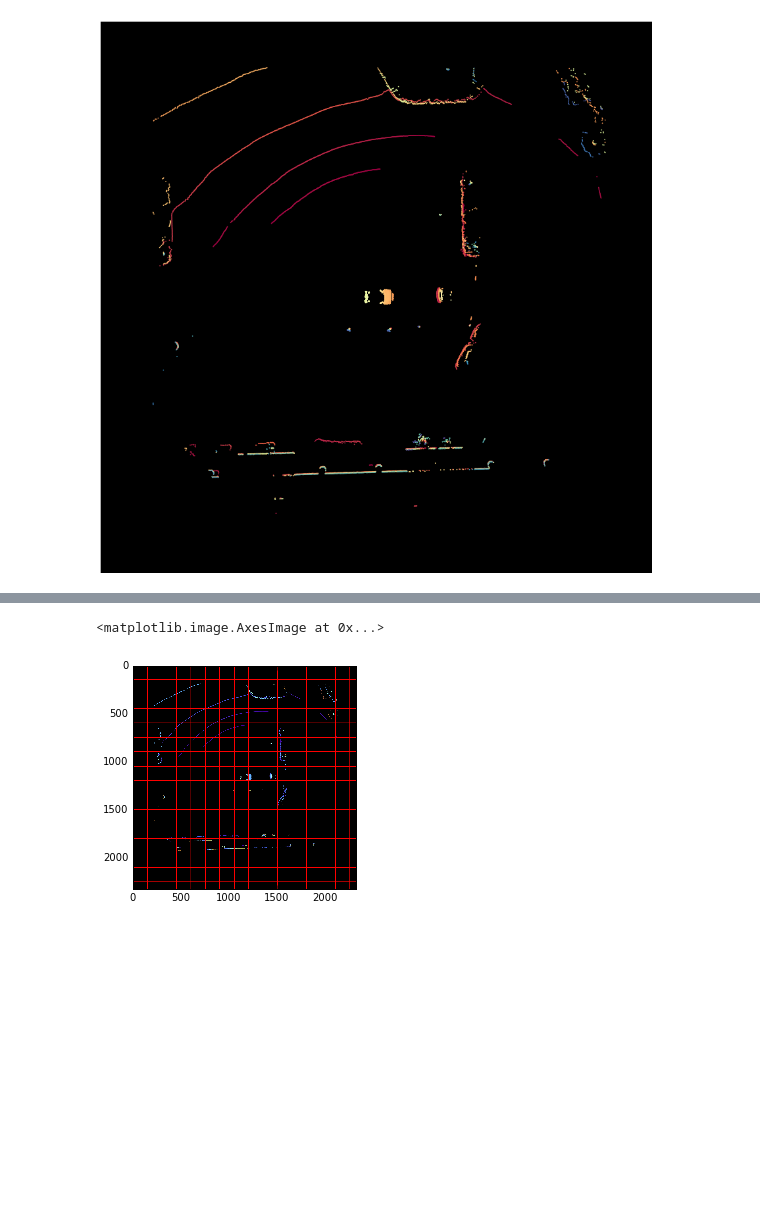
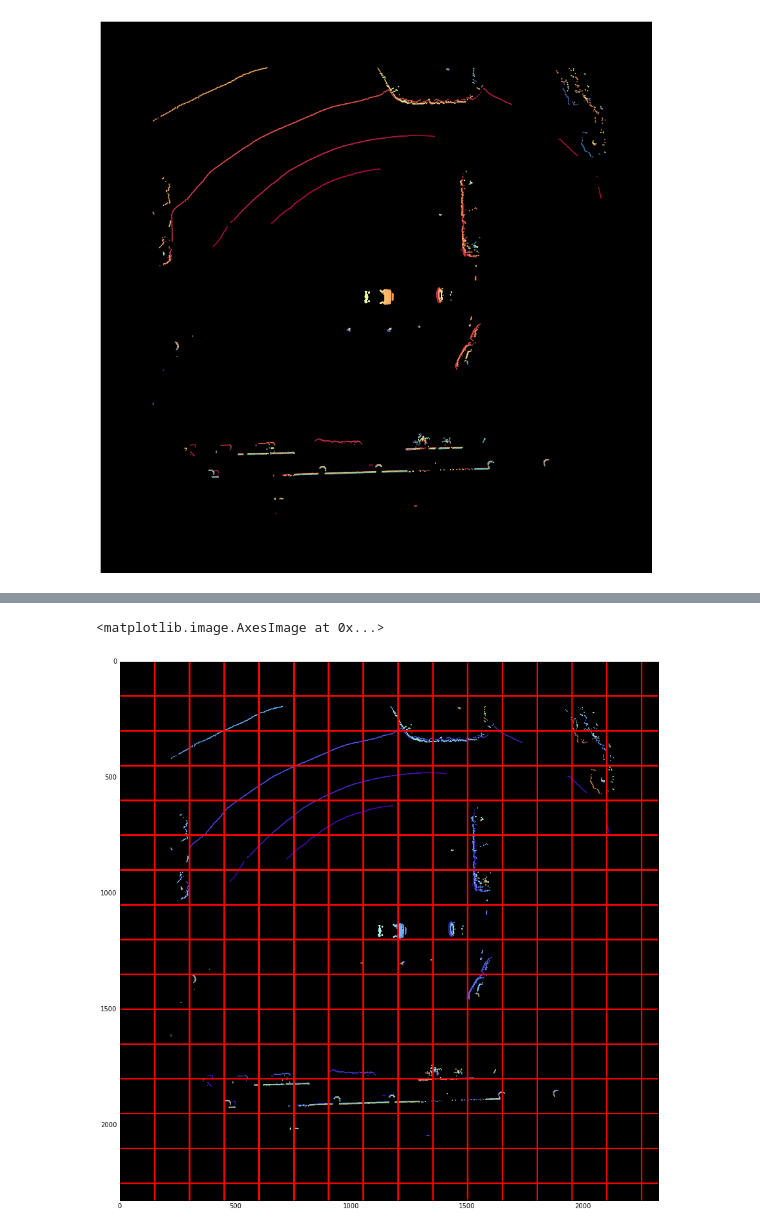
Before and after one commit to moe-elsadig/DidiChallengeHelperScripts, a Jupyter notebook: Feature_extraction_from_velo_points.ipynb, the cells around one changed output, grey strips where cells are left out. Drawn from its saved outputs; the diff is of its cells as text; code cells hidden in the pictures; blank space fills up the shorter version.

```diff
--- a/Feature_extraction_from_velo_points.ipynb
+++ b/Feature_extraction_from_velo_points.ipynb
@@ -324,17 +335,18 @@ plt.imshow(croppable_img)
 # %%
 #grid size for car?
 def grid_img(img, size):
     step = size
     while(step < img.shape[1]):
         cv2.line(img,(step,0),(step,img.shape[0]),(255,0,0),5)
         step += size
     step=size
     while(step < img.shape[0]):
         cv2.line(img,(0,step),(img.shape[1],step),(255,0,0),5)
         step += size
 
 grid_img(croppable_img2,150)
+plt.figure(figsize=(15,15))
 plt.imshow(croppable_img2)
 # %% [output]
 <matplotlib.image.AxesImage at 0x...>
-[figure, old version]
+[figure, new version]
```
Also changed, not shown: parts of 17 cells of this notebook, 1 other file.
